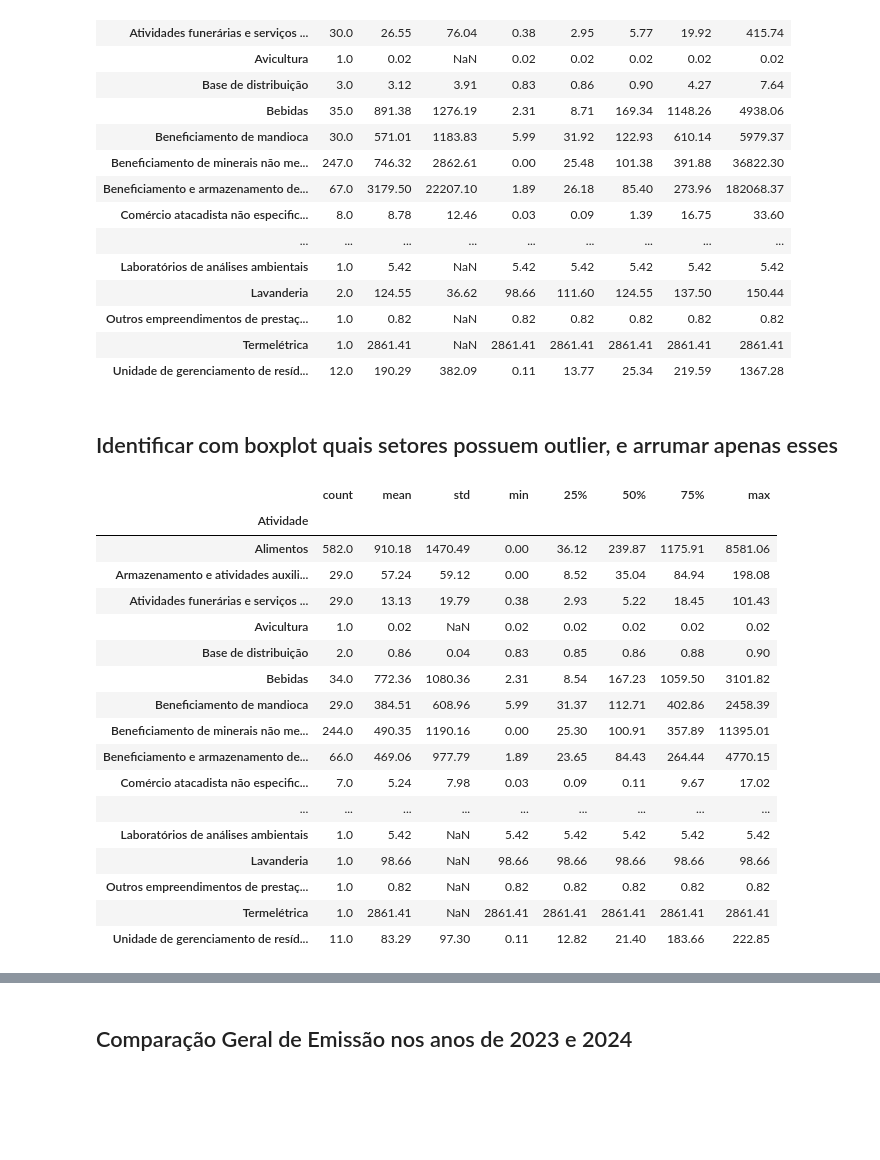
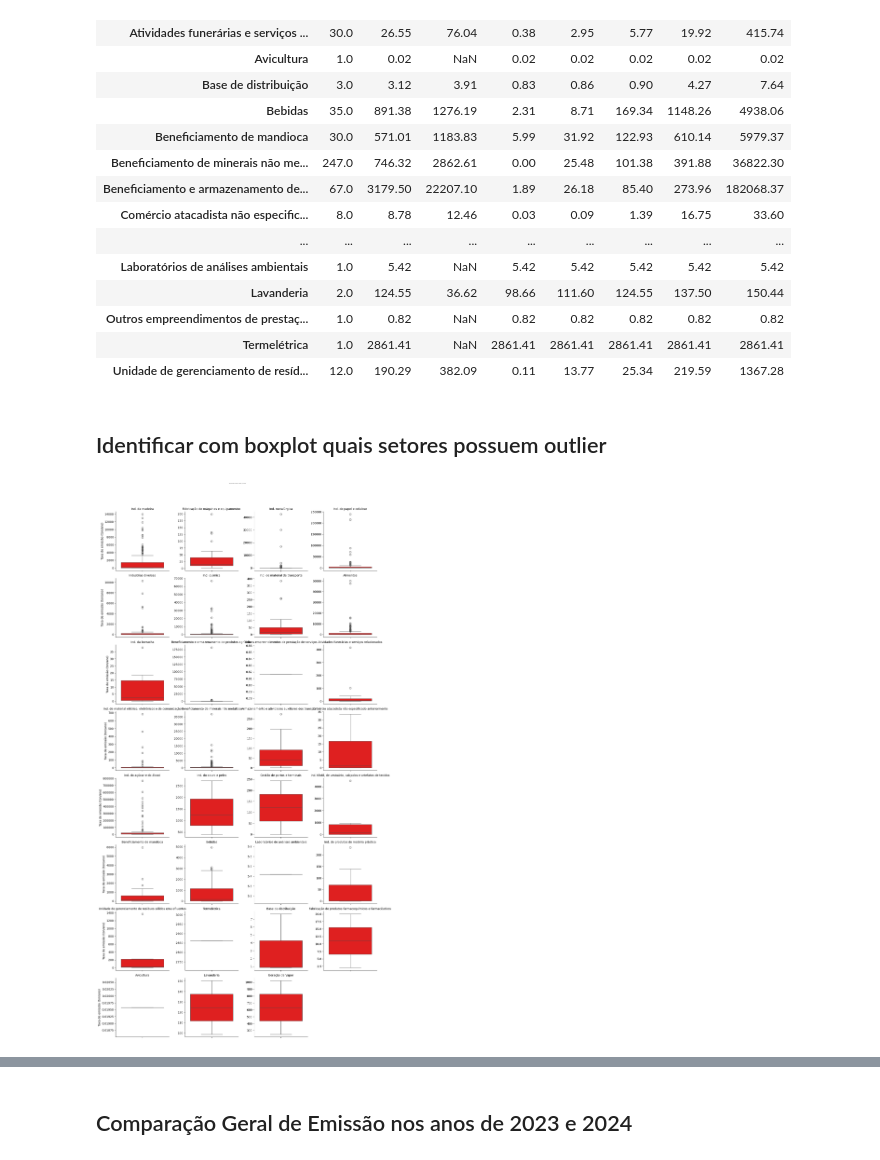
Before and after one commit to diasclarissa/python_env_app, a Jupyter notebook: Notebook/Trabalho01.ipynb, the cells around one changed output, grey strips where cells are left out. Cells and saved outputs as stored; diff of their text form; code cells hidden in the pictures; blank space fills up the shorter version.

```diff
--- a/Notebook/Trabalho01.ipynb
+++ b/Notebook/Trabalho01.ipynb
@@ -111,40 +124,22 @@ estatisticas_setor
 | Termelétrica | 1.0 | 2861.41 | NaN | 2861.41 | 2861.41 | 2861.41 | 2861.41 | 2861.41 |
 | Unidade de gerenciamento de resíd... | 12.0 | 190.29 | 382.09 | 0.11 | 13.77 | 25.34 | 219.59 | 1367.28 |
 # %% [markdown]
-## Identificar com boxplot quais setores possuem outlier, e arrumar apenas esses
+## Identificar com boxplot quais setores possuem outlier
-# %%
-import numpy as np
-
-# Faz uma cópia pra não alterar o original
-df_sem_outlier = df_all.copy()
-
-# Remove outliers dentro de cada setor (Atividade)
-for setor in df_sem_outlier['Atividade'].unique():
-    # Calcula o 99º percentil dentro do setor
-    limite = np.nanpercentile(df_sem_outlier.loc[df_sem_outlier['Atividade'] == setor, 'Taxa ton/ano'], 99)
-    # Substitui valores acima do 99º percentil por NaN
-    df_sem_outlier.loc[(df_sem_outlier['Atividade'] == setor) & (df_sem_outlier['Taxa ton/ano'] > limite),'Taxa ton/ano'] = np.nan
-
-
-estatisticas_setor_sem_outlier = (df_sem_outlier.groupby('Atividade')['Taxa ton/ano'].describe().round(2))
-
-estatisticas_setor_sem_outlier
-# %% [output]
-|  | count | mean | std | min | 25% | 50% | 75% | max |
-| Atividade |  |  |  |  |  |  |  |  |
-| Alimentos | 582.0 | 910.18 | 1470.49 | 0.00 | 36.12 | 239.87 | 1175.91 | 8581.06 |
-| Armazenamento e atividades auxili... | 29.0 | 57.24 | 59.12 | 0.00 | 8.52 | 35.04 | 84.94 | 198.08 |
-| Atividades funerárias e serviços ... | 29.0 | 13.13 | 19.79 | 0.38 | 2.93 | 5.22 | 18.45 | 101.43 |
-| Avicultura | 1.0 | 0.02 | NaN | 0.02 | 0.02 | 0.02 | 0.02 | 0.02 |
-| Base de distribuição | 2.0 | 0.86 | 0.04 | 0.83 | 0.85 | 0.86 | 0.88 | 0.90 |
-| Bebidas | 34.0 | 772.36 | 1080.36 | 2.31 | 8.54 | 167.23 | 1059.50 | 3101.82 |
-| Beneficiamento de mandioca | 29.0 | 384.51 | 608.96 | 5.99 | 31.37 | 112.71 | 402.86 | 2458.39 |
-| Beneficiamento de minerais não me... | 244.0 | 490.35 | 1190.16 | 0.00 | 25.30 | 100.91 | 357.89 | 11395.01 |
-| Beneficiamento e armazenamento de... | 66.0 | 469.06 | 977.79 | 1.89 | 23.65 | 84.43 | 264.44 | 4770.15 |
-| Comércio atacadista não especific... | 7.0 | 5.24 | 7.98 | 0.03 | 0.09 | 0.11 | 9.67 | 17.02 |
-| ... | ... | ... | ... | ... | ... | ... | ... | ... |
-| Laboratórios de análises ambientais | 1.0 | 5.42 | NaN | 5.42 | 5.42 | 5.42 | 5.42 | 5.42 |
-| Lavanderia | 1.0 | 98.66 | NaN | 98.66 | 98.66 | 98.66 | 98.66 | 98.66 |
-| Outros empreendimentos de prestaç... | 1.0 | 0.82 | NaN | 0.82 | 0.82 | 0.82 | 0.82 | 0.82 |
-| Termelétrica | 1.0 | 2861.41 | NaN | 2861.41 | 2861.41 | 2861.41 | 2861.41 | 2861.41 |
-| Unidade de gerenciamento de resíd... | 11.0 | 83.29 | 97.30 | 0.11 | 12.82 | 21.40 | 183.66 | 222.85 |
+# %%
+import seaborn as sns
+
+# Filtra colunas e remove dados nulos
+df_plot = df_all[['Atividade', 'Taxa ton/ano']].dropna()
+
+# Cria os boxplots por setor
+g = sns.FacetGrid(df_plot, col='Atividade', col_wrap=4, height=3.5, sharex=False, sharey=False)
+g.map_dataframe(sns.boxplot, y='Taxa ton/ano', color='r')
+
+# Ajustes visuais
+g.set_titles(col_template="{col_name}")
+g.set_axis_labels('', 'Taxa de emissão (ton/ano)')
+plt.subplots_adjust(top=0.93)
+g.fig.suptitle('Boxplots de Emissão de MP10 por Setor', fontsize=3)
+plt.show()
+# %% [output]
+[figure, added]
```
Also changed, not shown: parts of 12 cells of this notebook.
